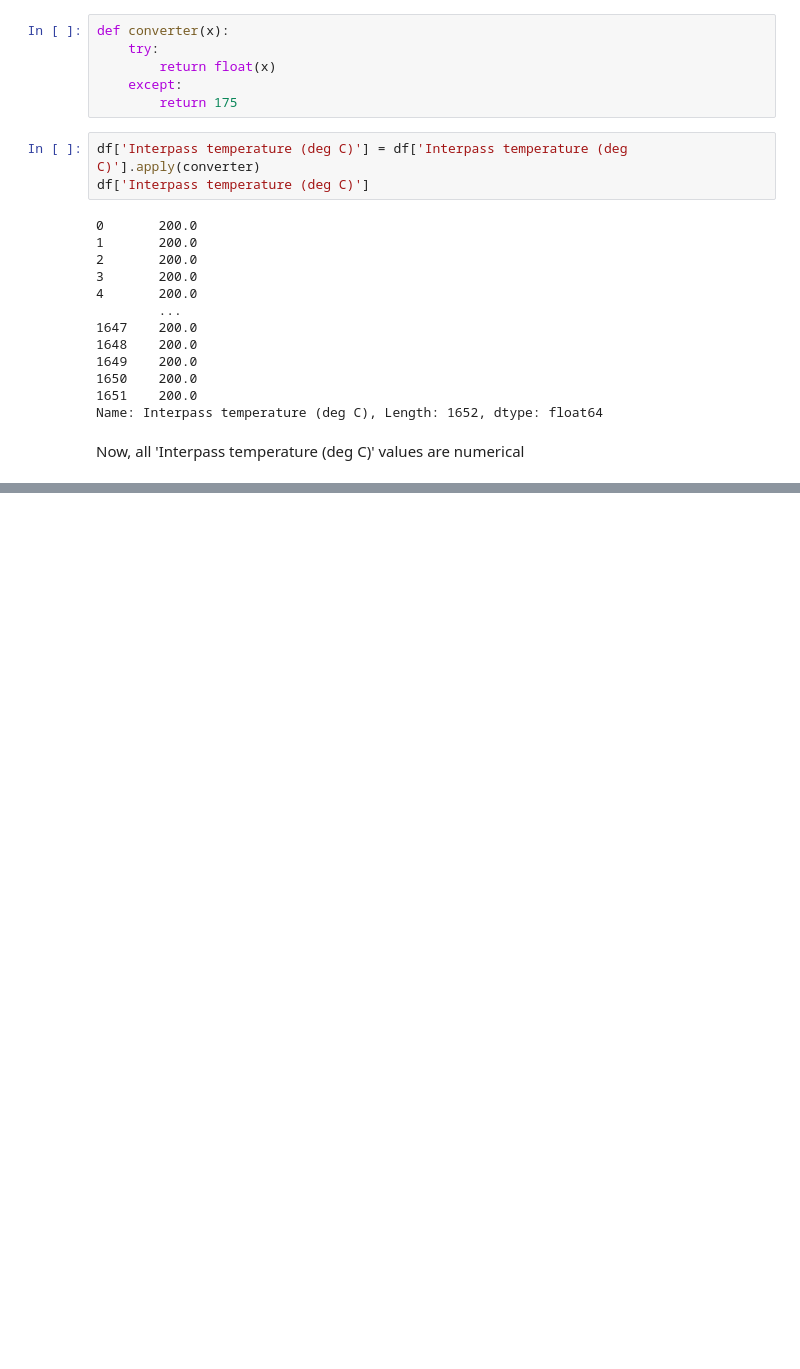
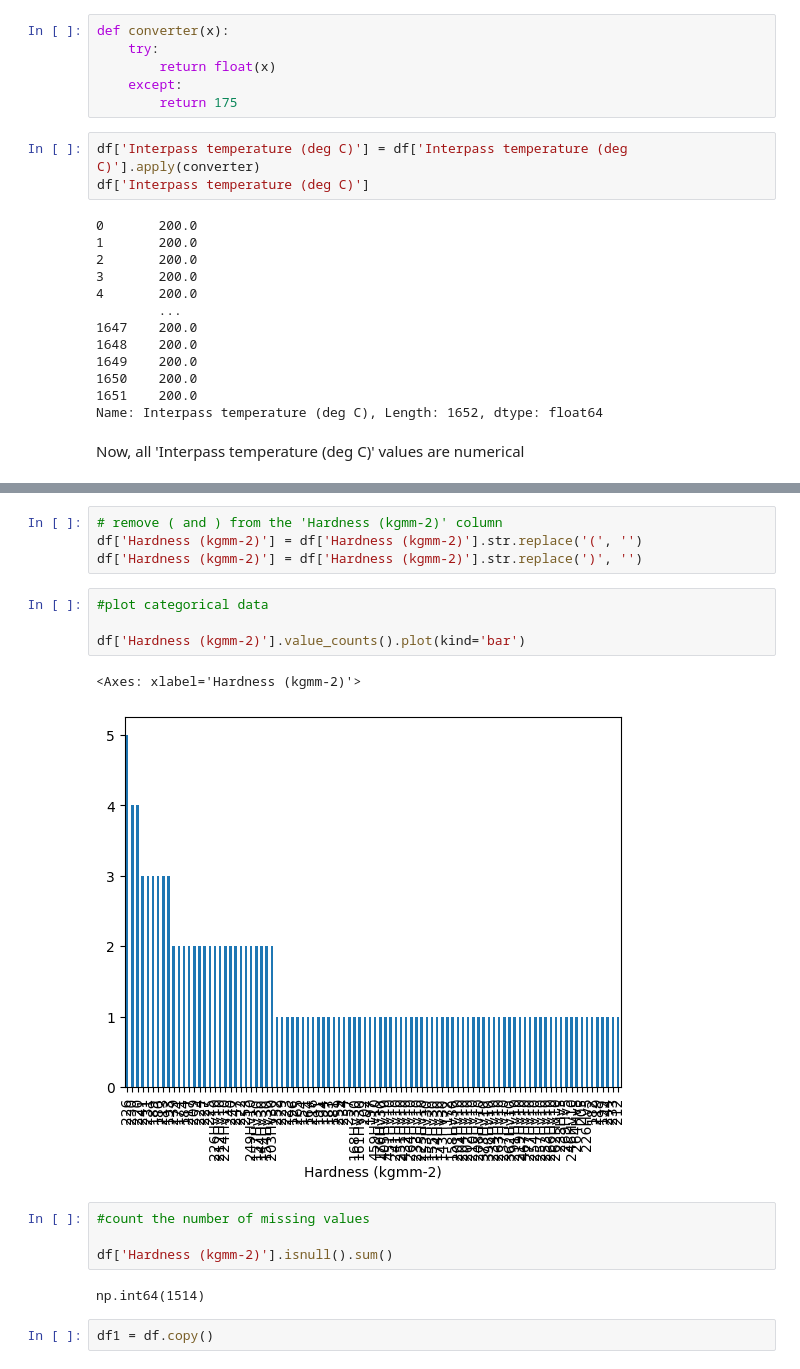
Before and after one commit to elbarhichi/Welding-Quality-Prediction, a Jupyter notebook: ML_PROJECT.ipynb, the cells around one changed output, grey strips where cells are left out. Cells and saved outputs as stored; diff of their text form; blank space fills up the shorter version.

Commit message:
dealing with the third column: Hardness

```diff
--- a/ML_PROJECT.ipynb
+++ b/ML_PROJECT.ipynb
@@ -297,0 +322,19 @@ Let's adress the second column : Hardness (kgmm-2)
+# %%
+# remove ( and ) from the 'Hardness (kgmm-2)' column
+df['Hardness (kgmm-2)'] = df['Hardness (kgmm-2)'].str.replace('(', '')
+df['Hardness (kgmm-2)'] = df['Hardness (kgmm-2)'].str.replace(')', '')
+# %%
+#plot categorical data
+
+df['Hardness (kgmm-2)'].value_counts().plot(kind='bar')
+# %% [output]
+<Axes: xlabel='Hardness (kgmm-2)'>
+[figure, added]
+# %%
+#count the number of missing values
+
+df['Hardness (kgmm-2)'].isnull().sum()
+# %% [output]
+np.int64(1514)
+# %%
+df1 = df.copy()
```
Also changed, not shown: parts of 16 cells of this notebook.
